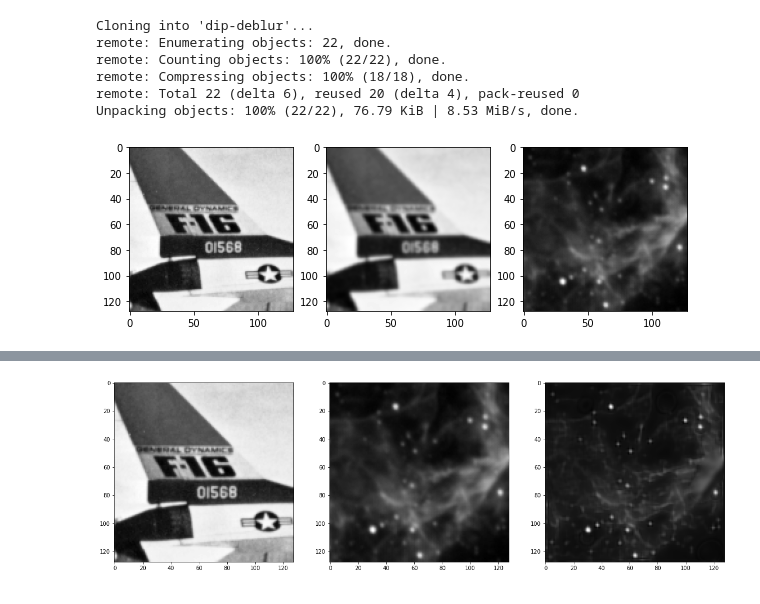
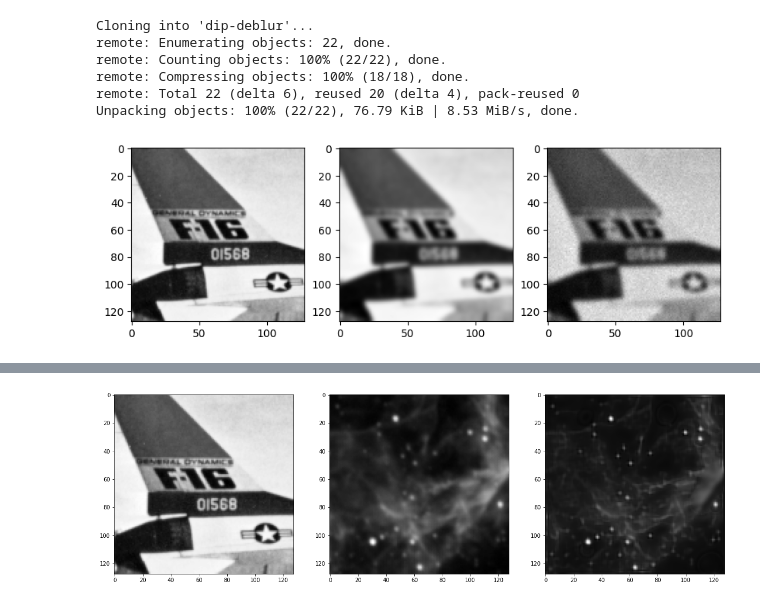
Before and after one commit to LudoRey/dip-deblur, a Jupyter notebook: proj.ipynb, the cells around one changed output, grey strips where cells are left out. Saved outputs shown, nothing was run; the diff lists cells and outputs as text; code cells hidden in the pictures.

```diff
--- a/proj.ipynb
+++ b/proj.ipynb
@@ -22,22 +23,22 @@ device = torch.device("cuda:0" if torch.cuda.is_available() else "cpu")
 # %%
 # Read image and create degraded version
 
 im = read_img('data/airplane.tif', as_tensor=True).to(device)
-ker = gaussian_kernel(sigma=1, as_tensor=True).to(device)
+ker = gaussian_kernel(sigma=1.5, as_tensor=True).to(device)
 
 im_blur = blur(im, ker)
-im_blur_noisy = poisson_noise(im_blur, peak=1e4)
+im_blur_noisy = poisson_noise(im_blur, peak=1e3)
 
-im_blur_noisy = read_img('data/veil128_stretched.tif', as_tensor=True).to(device)
-ker = read_img('data/veil128_psf.tif', as_tensor=True).to(device)
+#im_blur_noisy = read_img('data/veil128_stretched.tif', as_tensor=True).to(device)
+#ker = read_img('data/veil128_psf.tif', as_tensor=True).to(device)
 
 fig, axes = plt.subplots(1,3, figsize=(10,5))
 axes[0].imshow(display(im), cmap='gray')
 axes[1].imshow(display(im_blur), cmap='gray')
 axes[2].imshow(display(im_blur_noisy), cmap='gray')
 plt.show()
 # %% [output]
-[figure, old version]
+[figure, new version]
 # %%
 nb_epoch = 2000
 learning_rate = 0.01
```
Also changed, not shown: parts of 3 cells of this notebook, 1 other file.
